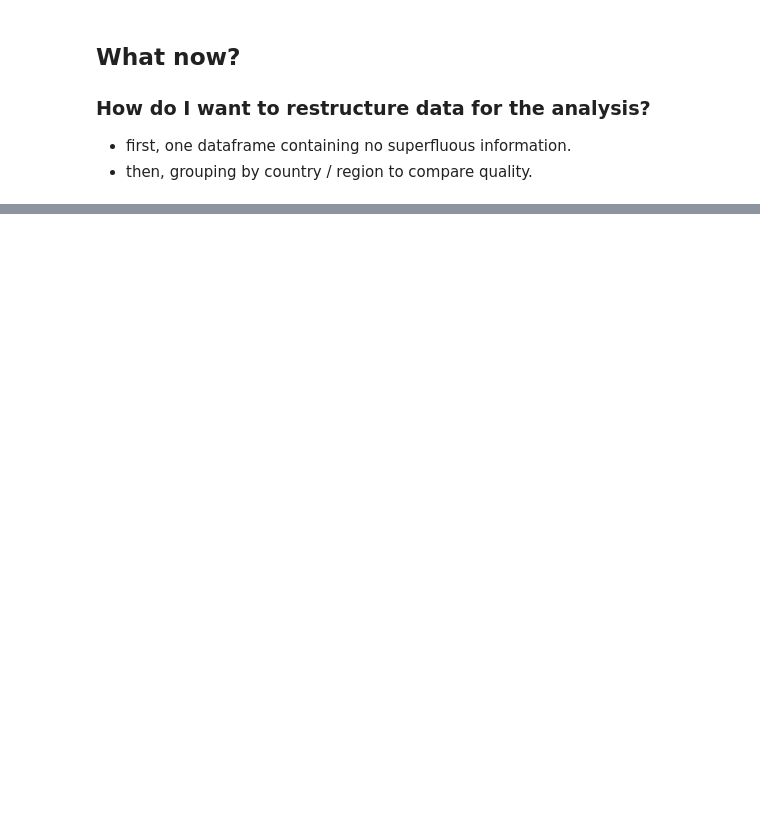
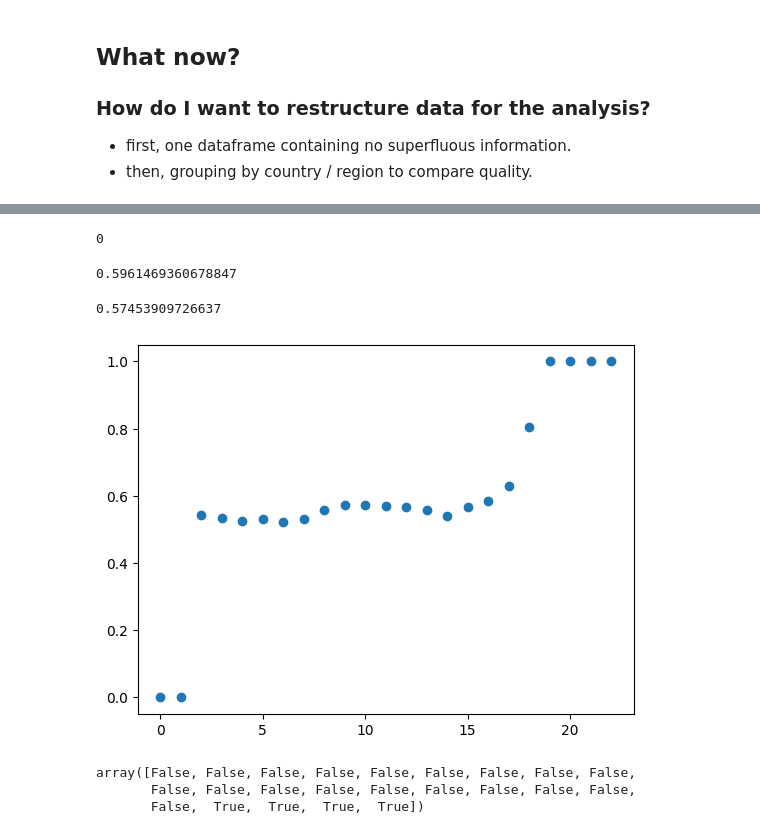
Before and after one commit to JulienfLeBoucher/OC_Edtech, a Jupyter notebook: LE-BOUCHER_Julien_1_notebook_122022.ipynb, the cells around one changed output, grey strips where cells are left out. Saved outputs shown, nothing was run; the diff lists cells and outputs as text; code cells hidden in the pictures; blank space fills up the shorter version.

Commit message:
Removed two indicators, and filtered NaN rows

```diff
--- a/LE-BOUCHER_Julien_1_notebook_122022.ipynb
+++ b/LE-BOUCHER_Julien_1_notebook_122022.ipynb
@@ -906,4 +887,0 @@ variables
-# %%
-with open('relevant_indicators.txt') as fin:
-    l = [print(indicator.strip(' -\n')) for indicator in fin]
-    # Do not forget to exclude \n next time, when working with files!
@@ -926,11 +888,15 @@ PIAAC: Adults by proficiency level in problem solving in technology-rich environ
 # %%
 # I created a .txt file with all the relevant 'Indicator Name' summarized
-# right above.
-# Below, I create a list containing each DF associated to each
-# 'Indicator Name' of the file.
-# There is a '-' before the Name indicator, so I remove it
+# right above. Below, I create a list containing each indicators of the file,
+# and another list containing each DF associated to those indicators.
+# There is a '-' before the Name indicator, so I remove it.
+# and I also remove \n characters due to the text format to ensure
+# matches.
 with open('relevant_indicators.txt') as fin:
-	frames = [data.loc[data['Indicator Name'] == indicator.strip(' -'),
-                       variables] for indicator in fin]
+    indicators = [indicator.strip(' -\n') for indicator in fin]
 
-frames
+dfs = []
+for ind in indicators:
+    dfs.append(data.loc[data['Indicator Name'] == ind, variables])
+
+rdata = pd.concat(dfs)
@@ -984,0 +939,29 @@ sum(data['Indicator Name'] == 'Internet users (per 100 people)')
+# %%
+sum(rdata['Country Name'].value_counts() < 15)
+# %% [output]
+0
+# %%
+# So every country or region has its 13 indicators, but it might be empty...
+rdata.isnull().sum().sum() / np.product(rdata.shape)
+# %% [output]
+0.5961469360678847
+# %%
+# 60 % of measures between 2000 and 2030 are missing.
+(rdata.loc[:, '2010':'2015'].isnull().sum().sum()
+ / np.product(rdata.loc[:, '2010':'2015'].shape))
+# %% [output]
+0.57453909726637
+# %%
+# It is pretty much the same if I focus on the 2010:2015 variables
+
+nan_per_var = [rdata[var].isnull().sum() / len(rdata) for var in variables]
+plt.scatter(range(len(nan_per_var)),nan_per_var)
+plt.show()
+# %% [output]
+[figure, added]
+# %%
+np.array(nan_per_var) >= 1
+# %% [output]
+array([False, False, False, False, False, False, False, False, False,
+       False, False, False, False, False, False, False, False, False,
+       False,  True,  True,  True,  True])
```
Also changed, not shown: parts of 17 cells of this notebook, 1 other file.
